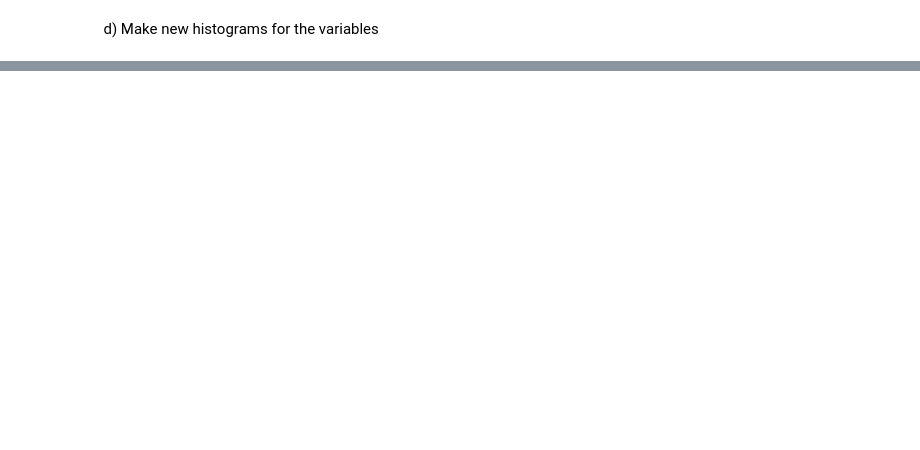
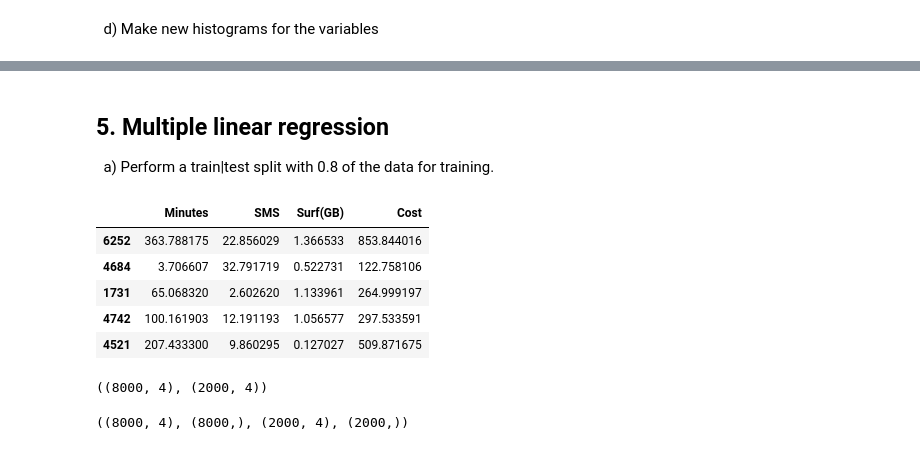
Before and after one commit to VineelaNedunuri/Machine-learning, a Jupyter notebook: Exercises/E00_linear_regression.ipynb, the cells around one changed output, grey strips where cells are left out. Drawn from its saved outputs; the diff is of its cells as text; code cells hidden in the pictures; blank space fills up the shorter version.

Commit message:
add samples need

```diff
--- a/Exercises/E00_linear_regression.ipynb
+++ b/Exercises/E00_linear_regression.ipynb
@@ -357,0 +393,31 @@ plt.show()
+# %% [markdown]
+## 5. Multiple linear regression
+
+&nbsp; a) Perform a train|test split with 0.8 of the data for training.
+# %%
+train_fraction = int(len(df) * 0.8) # split 80% training and 30% test
+
+train = df.sample(n=train_fraction, random_state=42, replace=False)
+train.head()
+# %% [output]
+|  | Minutes | SMS | Surf(GB) | Cost |
+| 6252 | 363.788175 | 22.856029 | 1.366533 | 853.844016 |
+| 4684 | 3.706607 | 32.791719 | 0.522731 | 122.758106 |
+| 1731 | 65.068320 | 2.602620 | 1.133961 | 264.999197 |
+| 4742 | 100.161903 | 12.191193 | 1.056577 | 297.533591 |
+| 4521 | 207.433300 | 9.860295 | 0.127027 | 509.871675 |
+# %%
+test = df.drop(train.index)
+train.shape, test.shape
+# %% [output]
+((8000, 4), (2000, 4))
+# %%
+X_train, y_train = train.drop("Cost", axis = "columns"), train["Cost"]
+X_test, y_test = test.drop("Cost", axis = "columns"), test["Cost"]
+
+X_train.insert(0, "Intercept", 1)
+X_test.insert(0, "Intercept", 1)
+
+X_train.shape, y_train.shape, X_test.shape, y_test.shape
+# %% [output]
+((8000, 4), (8000,), (2000, 4), (2000,))
```
Also changed, not shown: parts of 24 cells of this notebook.
